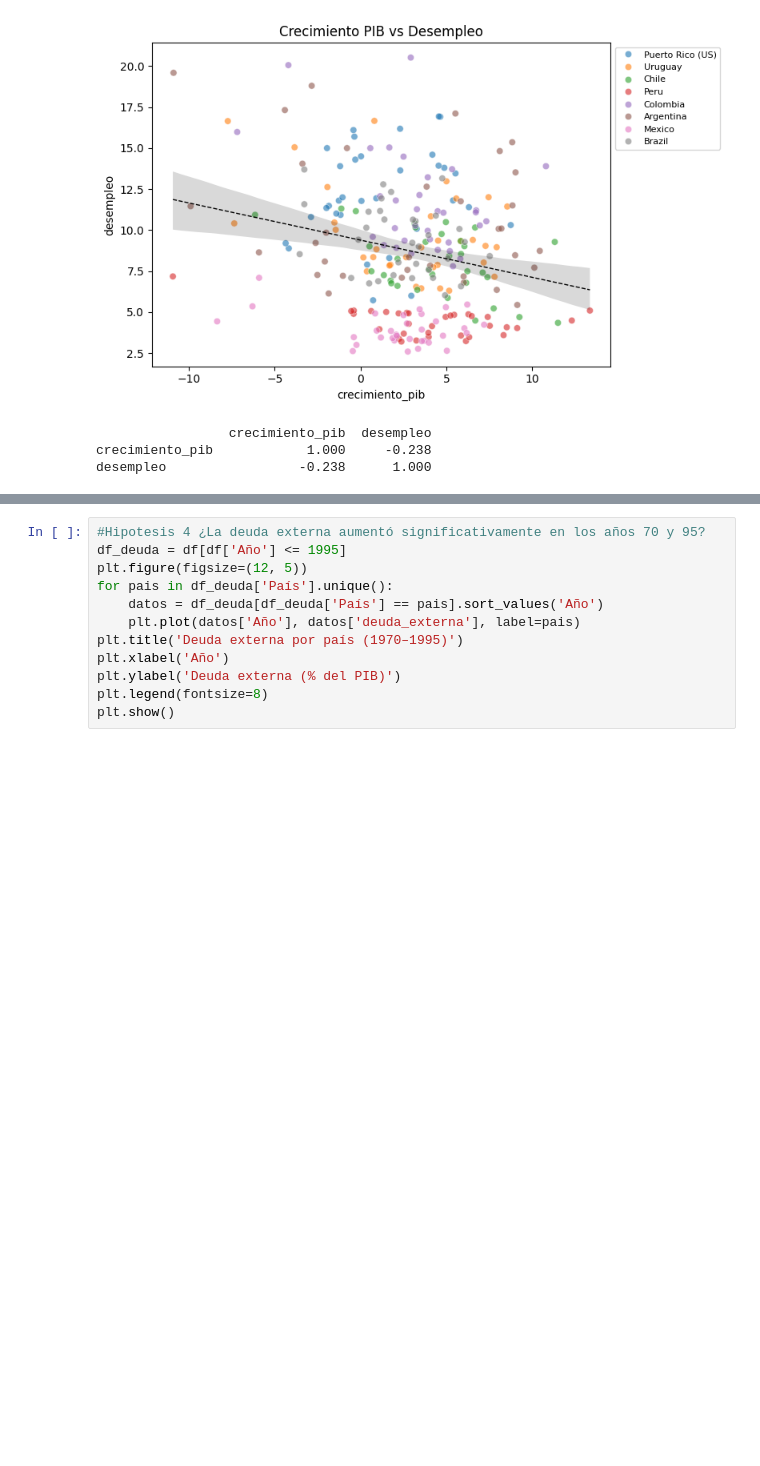
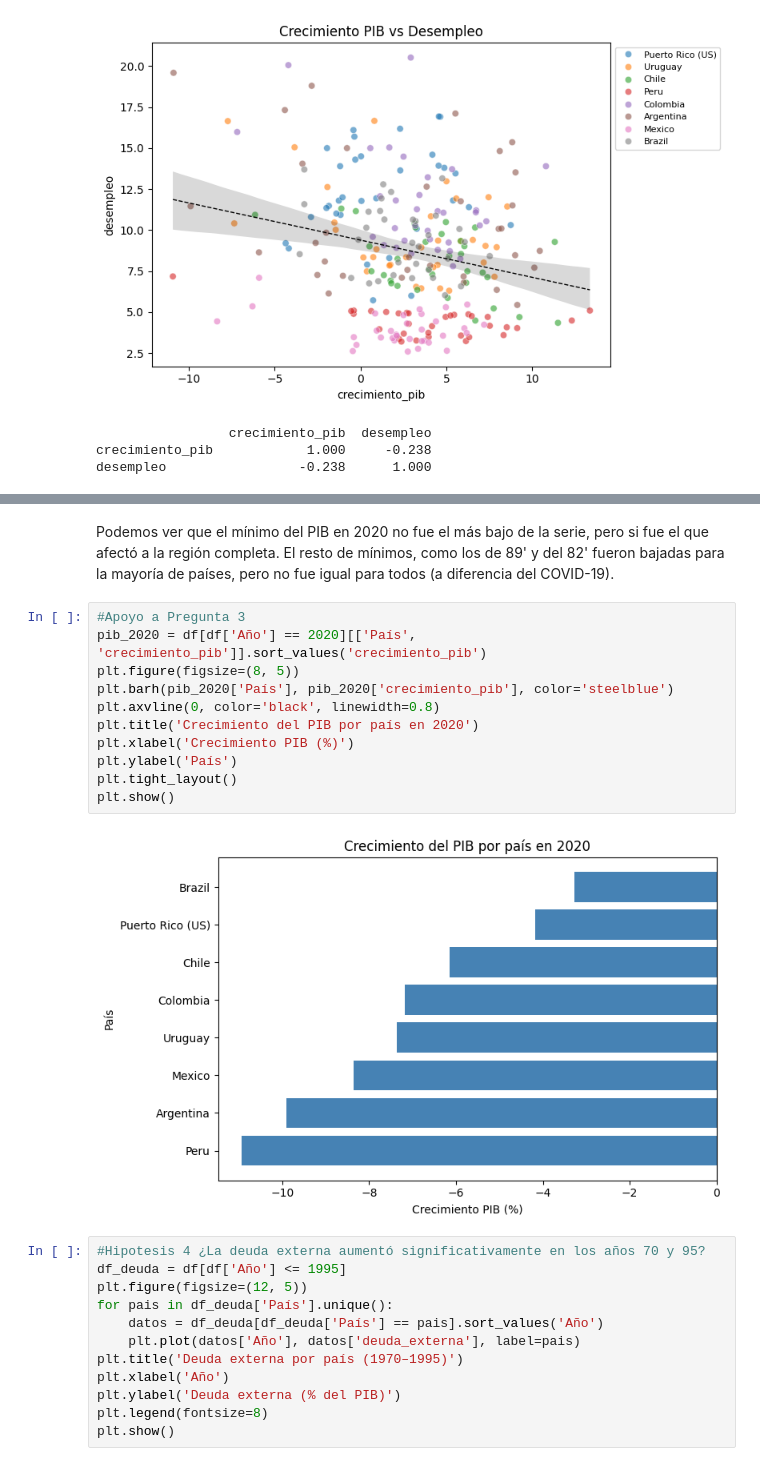
Before and after one commit to Snolk2912/Solemne-1, a Jupyter notebook: Notebooks/Solemne1.ipynb, the cells around one changed output, grey strips where cells are left out. Saved outputs shown, nothing was run; the diff lists cells and outputs as text; blank space fills up the shorter version.

```diff
--- a/Notebooks/Solemne1.ipynb
+++ b/Notebooks/Solemne1.ipynb
@@ -288,3 +255,18 @@ desempleo                 -0.238      1.000
+# %% [markdown]
+Podemos ver que el mínimo del PIB en 2020 no fue el más bajo de la serie, pero si fue el que afectó a la región completa. El resto de mínimos, como los de 89' y del 82' fueron bajadas para la mayoría de países, pero no fue igual para todos (a diferencia del COVID-19).
+# %%
+#Apoyo a Pregunta 3
+pib_2020 = df[df['Año'] == 2020][['País', 'crecimiento_pib']].sort_values('crecimiento_pib')
+plt.figure(figsize=(8, 5))
+plt.barh(pib_2020['País'], pib_2020['crecimiento_pib'], color='steelblue')
+plt.axvline(0, color='black', linewidth=0.8)
+plt.title('Crecimiento del PIB por país en 2020')
+plt.xlabel('Crecimiento PIB (%)')
+plt.ylabel('País')
+plt.tight_layout()
+plt.show()
+# %% [output]
+[figure, added]
 # %%
 #Hipotesis 4 ¿La deuda externa aumentó significativamente en los años 70 y 95?
 df_deuda = df[df['Año'] <= 1995]
```
Also changed, not shown: parts of 10 cells of this notebook.
